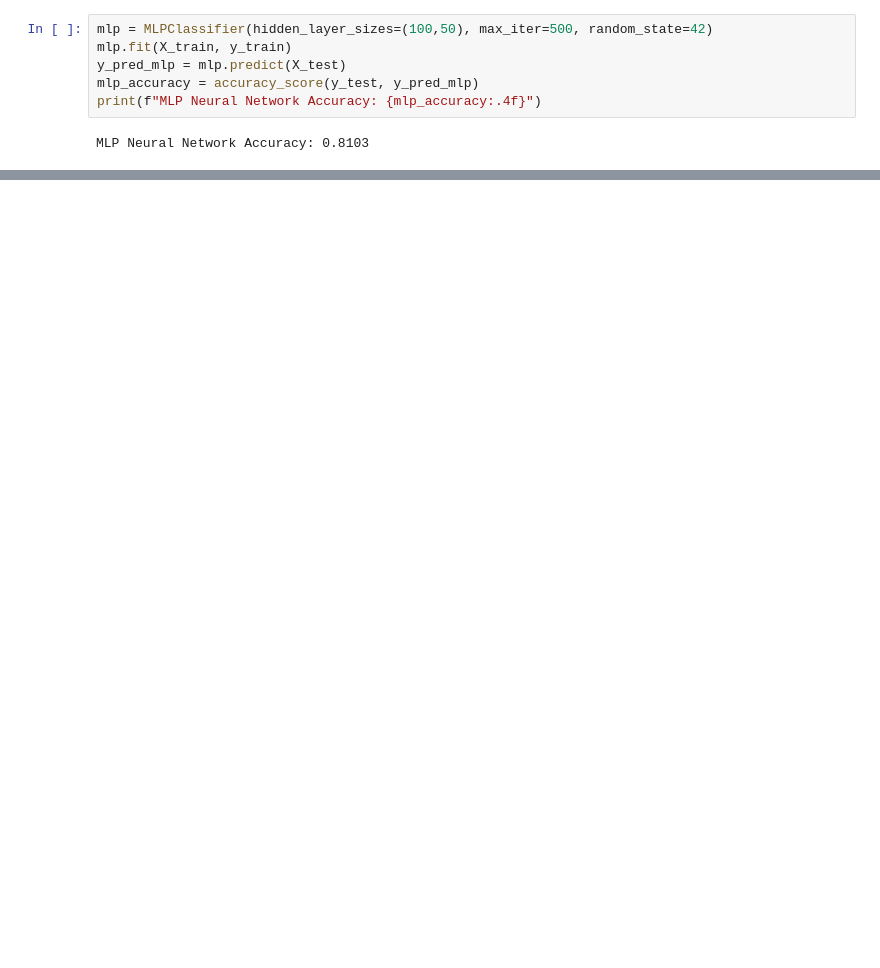
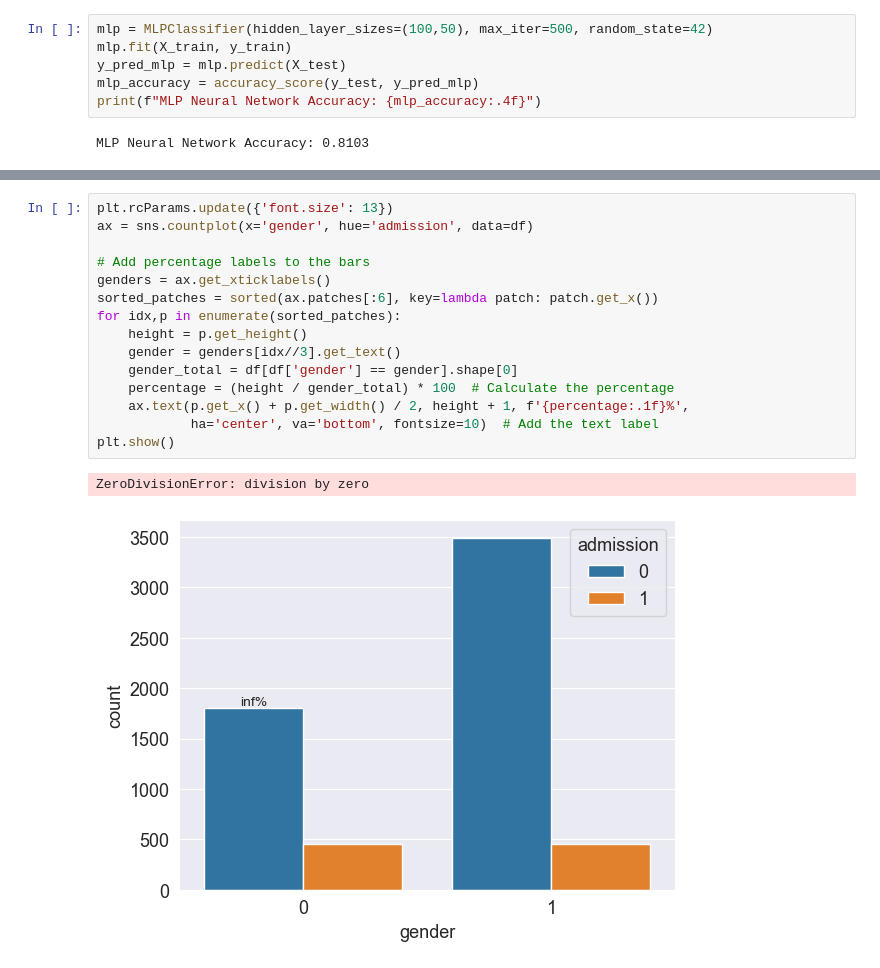
Before and after one commit to Cyndolo/ECE143_Group12, a Jupyter notebook: newMBA.ipynb, the cells around one changed output, grey strips where cells are left out. Drawn from its saved outputs; the diff is of its cells as text; blank space fills up the shorter version.

```diff
--- a/newMBA.ipynb
+++ b/newMBA.ipynb
@@ -406,0 +562,18 @@ print(results_df)
+# %%
+plt.rcParams.update({'font.size': 13})
+ax = sns.countplot(x='gender', hue='admission', data=df)
+
+# Add percentage labels to the bars
+genders = ax.get_xticklabels()
+sorted_patches = sorted(ax.patches[:6], key=lambda patch: patch.get_x())
+for idx,p in enumerate(sorted_patches):
+    height = p.get_height()
+    gender = genders[idx//3].get_text()
+    gender_total = df[df['gender'] == gender].shape[0]
+    percentage = (height / gender_total) * 100  # Calculate the percentage
+    ax.text(p.get_x() + p.get_width() / 2, height + 1, f'{percentage:.1f}%',
+            ha='center', va='bottom', fontsize=10)  # Add the text label
+plt.show()
+# %% [output]
+ZeroDivisionError: division by zero
+[figure, added]
```
Also changed, not shown: parts of 18 cells of this notebook.
